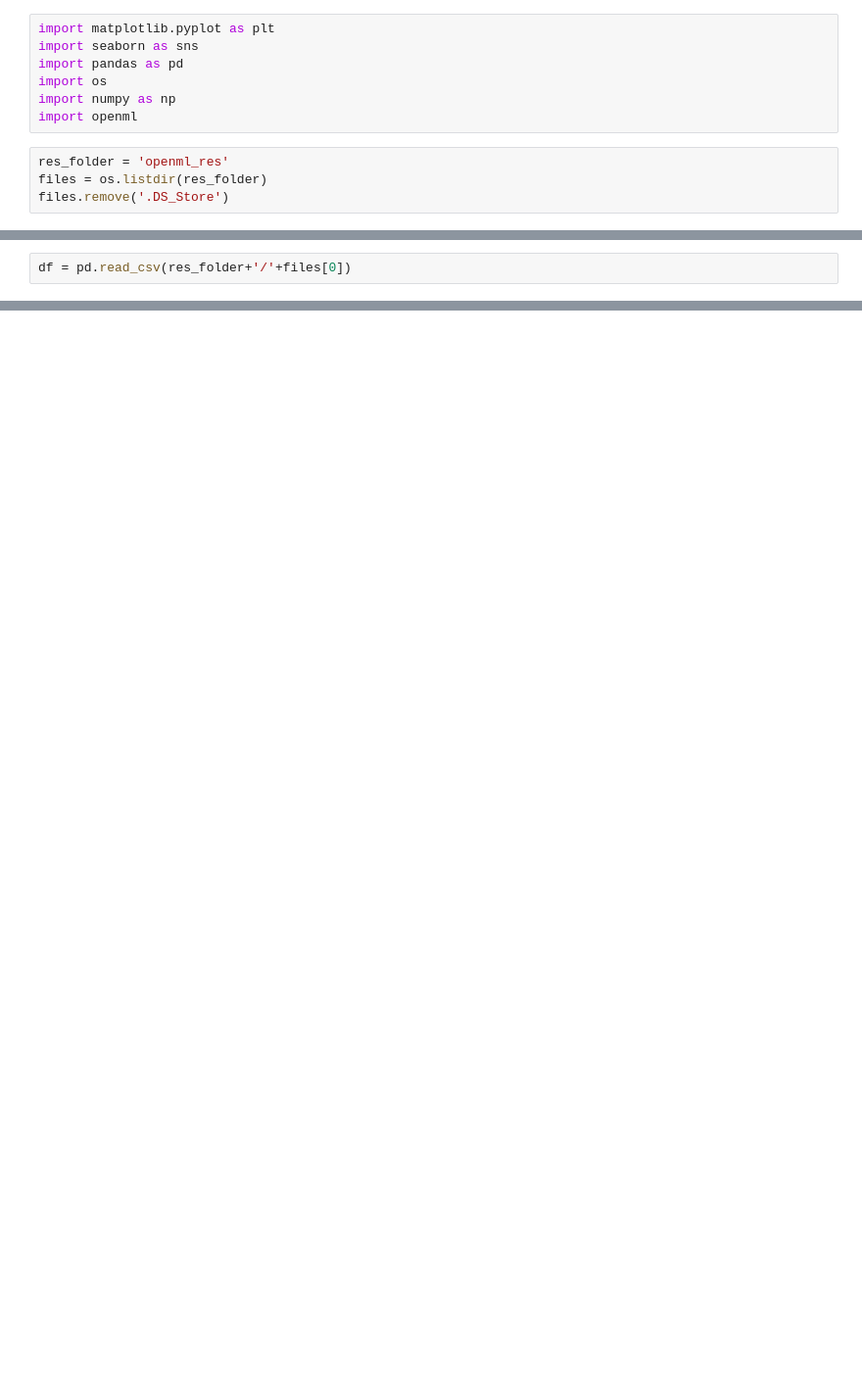
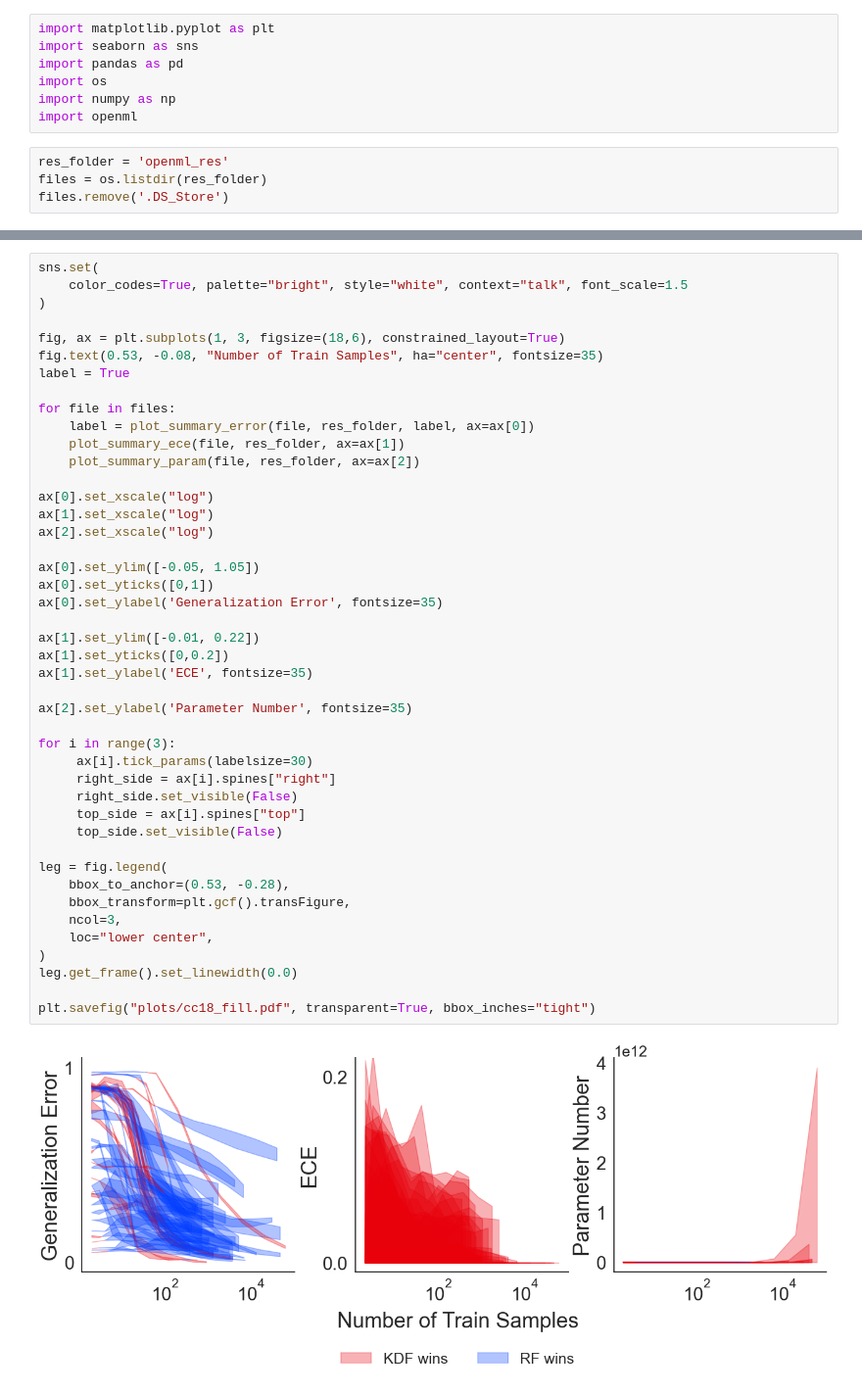
Before and after one commit to neurodata/kdg, a Jupyter notebook: benchmarks/plot_openml.ipynb, the cells around one changed output, grey strips where cells are left out. Shown at 98% size. Saved outputs shown, nothing was run; the diff lists cells and outputs as text; blank space fills up the shorter version.

```diff
--- a/benchmarks/plot_openml.ipynb
+++ b/benchmarks/plot_openml.ipynb
@@ -487,2 +337,0 @@ files[row*cols + col]
-# %%
-df = pd.read_csv(res_folder+'/'+files[0])
@@ -494,0 +441,46 @@ array([   2,    4,    8,   17,   36,   76,  158,  327,  678, 1405])
+# %%
+sns.set(
+    color_codes=True, palette="bright", style="white", context="talk", font_scale=1.5
+)
+
+fig, ax = plt.subplots(1, 3, figsize=(18,6), constrained_layout=True)
+fig.text(0.53, -0.08, "Number of Train Samples", ha="center", fontsize=35)
+label = True
+
+for file in files:
+    label = plot_summary_error(file, res_folder, label, ax=ax[0])
+    plot_summary_ece(file, res_folder, ax=ax[1])
+    plot_summary_param(file, res_folder, ax=ax[2])
+
+ax[0].set_xscale("log")
+ax[1].set_xscale("log")
+ax[2].set_xscale("log")
+
+ax[0].set_ylim([-0.05, 1.05])
+ax[0].set_yticks([0,1])
+ax[0].set_ylabel('Generalization Error', fontsize=35)
+
+ax[1].set_ylim([-0.01, 0.22])
+ax[1].set_yticks([0,0.2])
+ax[1].set_ylabel('ECE', fontsize=35)
+
+ax[2].set_ylabel('Parameter Number', fontsize=35)
+
+for i in range(3):
+     ax[i].tick_params(labelsize=30)
+     right_side = ax[i].spines["right"]
+     right_side.set_visible(False)
+     top_side = ax[i].spines["top"]
+     top_side.set_visible(False)
+
+leg = fig.legend(
+    bbox_to_anchor=(0.53, -0.28),
+    bbox_transform=plt.gcf().transFigure,
+    ncol=3,
+    loc="lower center",
+)
+leg.get_frame().set_linewidth(0.0)
+
+plt.savefig("plots/cc18_fill.pdf", transparent=True, bbox_inches="tight")
+# %% [output]
+[figure, added]
```
Also changed, not shown: parts of 16 cells of this notebook, 5 other files.
